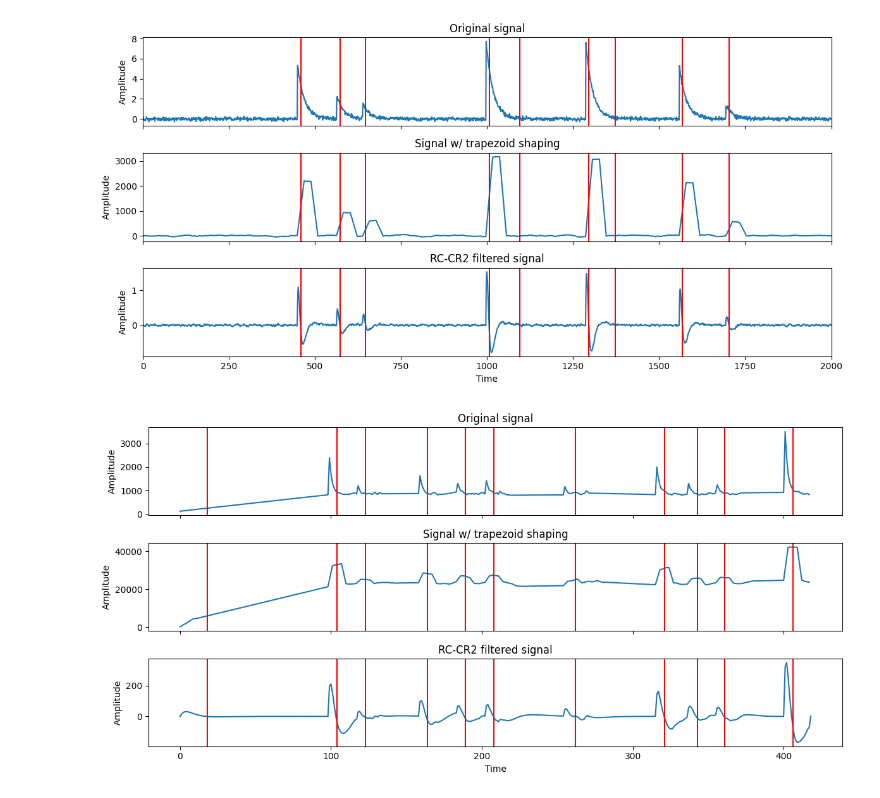
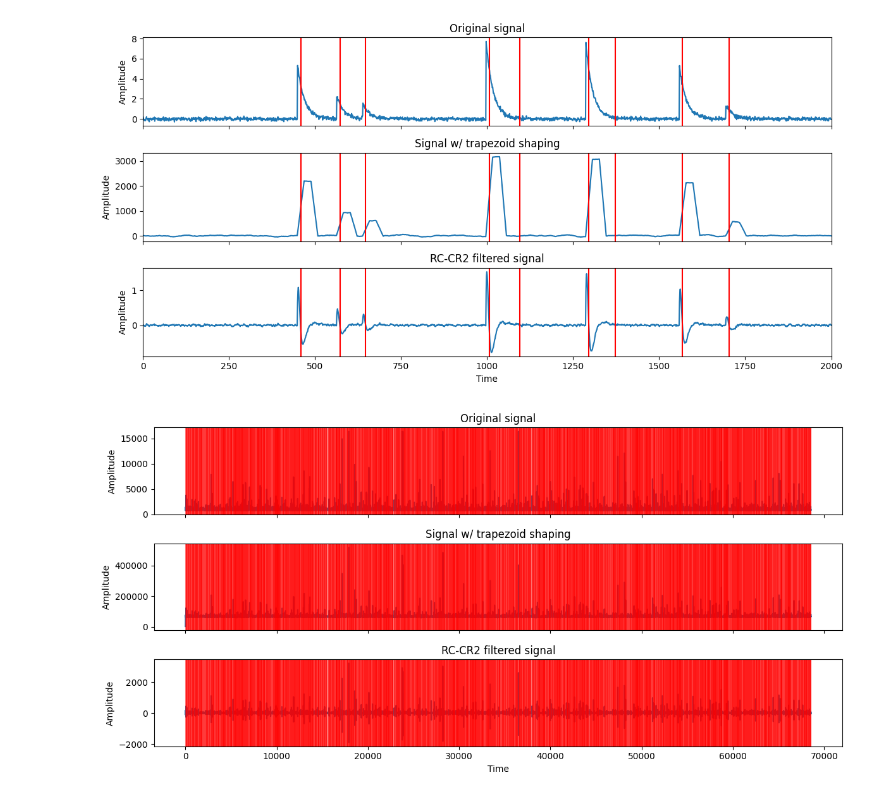
Before and after one commit to sleepythessu/Space-Instrumentation, a Jupyter notebook: filter_simulation.ipynb, the cells around one changed output. Cells and saved outputs as stored; diff of their text form; code cells hidden in the pictures.

Commit message:
Made trigger timing work with 2 MHz resampling

```diff
--- a/filter_simulation.ipynb
+++ b/filter_simulation.ipynb
@@ -96,13 +96,17 @@ def triggers(signal, threshold):
     i = 0
     while i < len(signal):
         over_threshold = np.nonzero((signal[i:] > threshold).astype(np.int64))[0]
+        # check if there are any more samples above the threshold and
         if over_threshold.shape[0] > 0:
             threshold_index = over_threshold[0] + i
         else:
             break
-        trigger_index = np.nonzero((signal[threshold_index:] < 0))[0][0]
-        trigger_indices.append(trigger_index + threshold_index)
-        i = trigger_index + threshold_index
+        try:
+            trigger_index = np.nonzero((signal[threshold_index:] < 0))[0][0]
+            i = trigger_index + threshold_index
+            trigger_indices.append(i)
+        except IndexError:
+            break
 
     return trigger_indices
 # %%
@@ -205,58 +209,61 @@ plt.tight_layout()
 # %% [output]
 [figure]
 # %%
-df = pd.read_csv("data/DataR_D4@N6781_16256_MPPC_Hamamatsu_Plastic_no_source_1_1.csv", header=None, sep=";")
+df = pd.read_csv("data/DataR_D4@N6781_16256_MPPC_Hamamatsu_Plastic_no_source_1_4.csv", header=None, sep=";")
 
 # Tweak these to get flat top
-rate = 200
-tau = 1 / rate
-T = 3e-3
-k = 3
-l = 9
+rate = 400
+tau = 0.01
+T = 0.0033
+k = 5
+l = 15
+sigma = 10
 
-signal_between_const = 5e3
-csv_length = 10#len(df)
+signal_between_const = 5e3  # just a scaling constant for time
+csv_length = len(df)
 t = 0
-signal = np.array([0])
+signal = np.array([df.iloc[0, 5]])
 
 for i in range(csv_length):
-    pulse = df.iloc[i, 5::100].values.astype(int) #Takes the signal
+    pulse = df.iloc[i, 5::50].values.astype(int)    # Taking every 50th sample = resampling to 2 MHz
+
+    # Generate a random time between pulses from exponential distribution
     dt = signal_between_const * random.exponential(scale = 1/rate)
-    signal_between = np.interp(np.arange(dt), [0, dt], [signal[-1], pulse[0]])
+
+    # Linearly interpolate dt amount of samples between two pulses, noise added on top
+    signal_between = np.interp(np.arange(dt), [0, dt], [signal[-1], pulse[0]]) + random.normal(0, sigma, int(np.ceil(dt)))
     signal = np.append(signal, signal_between)
     signal = np.append(signal, pulse)
 
-signal = signal[len(pulse):]
 trigger_sig = rccr2_filter(signal)
 trapez_sig = trapezoid_shaper(signal, tau, T, k, l)
 
-
-threshold = 20  # tweak this to accept pulses just above the noise floor
+threshold = 30  # tweak this to accept pulses just above the noise floor
 trigs = triggers(trigger_sig, threshold)
 
 # Plots
 fig, axs = plt.subplots(nrows=3, figsize=(12, 6), sharex=True)
 axs[0].set_title("Original signal")
 axs[0].set_ylabel("Amplitude")
 axs[0].plot(signal)
 
 axs[1].set_title("Signal w/ trapezoid shaping")
 axs[1].set_ylabel("Amplitude")
 axs[1].plot(trapez_sig)
 
 axs[2].set_title("RC-CR2 filtered signal")
 axs[2].set_ylabel("Amplitude")
 axs[2].set_xlabel("Time")
 axs[2].plot(trigger_sig)
 
 # Plot the triggers on each Axes
 for ax in axs:
-    for trig in trigs:
-        ax.axvline(trig, color="red")
+    for trig in trigs[1:]:
+        ax.axvline(trig, color="red", alpha=0.5)
 
 # Set limit of x to view a single pulse better
 #axs[2].set_xlim(5000, 10000)
 plt.tight_layout()
 plt.show()
 # %% [output]
-[figure, old version]
+[figure, new version]
```
Also changed, not shown: parts of 3 cells of this notebook.
